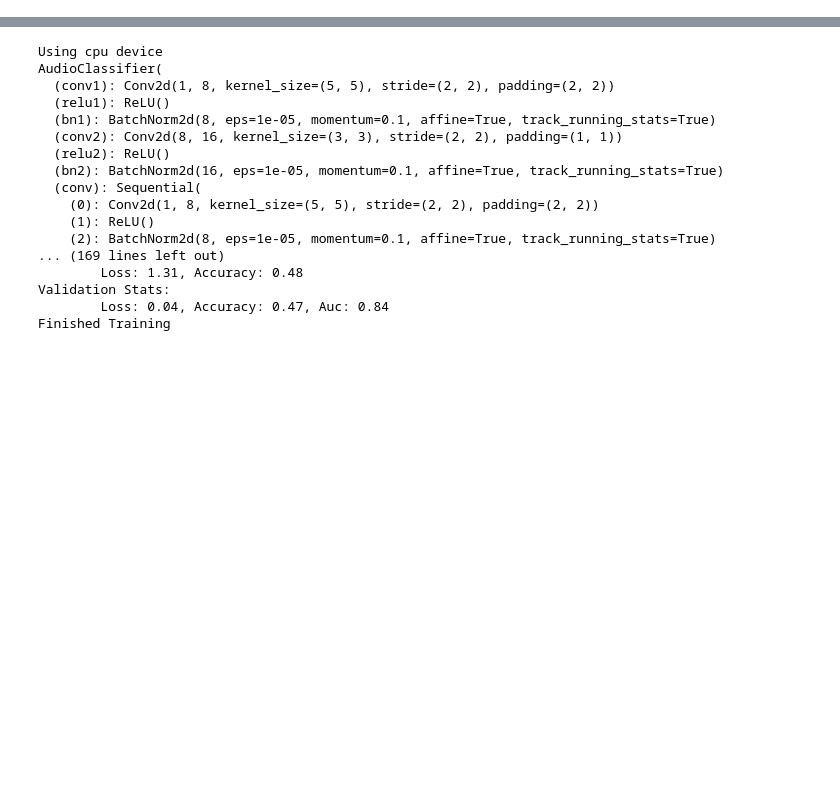
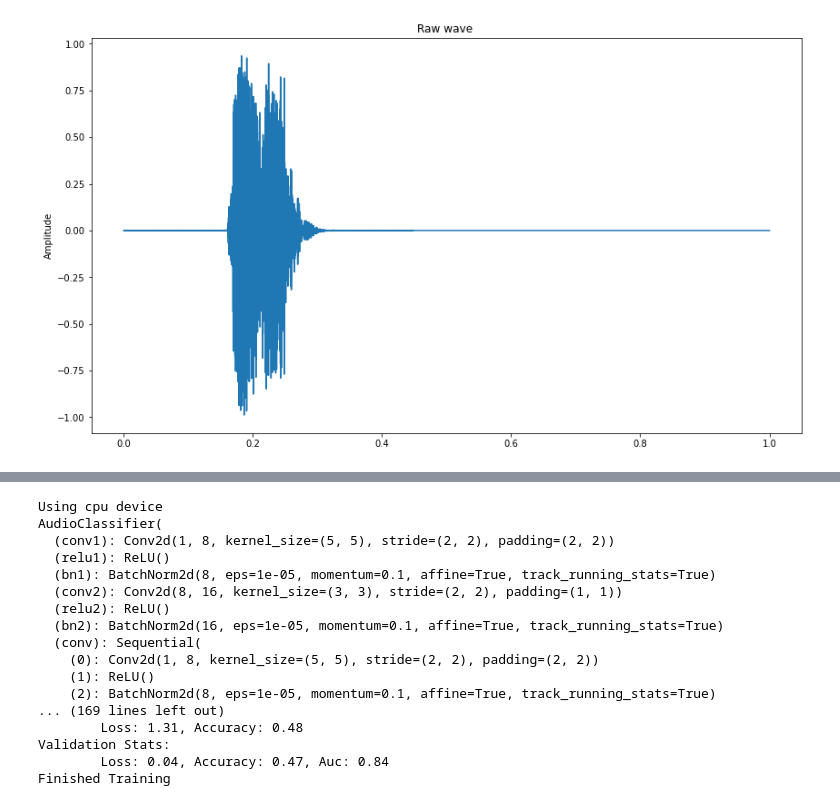
Before and after one commit to kcwanglucky/dog_sound_competition, a Jupyter notebook: notebook.ipynb, the cells around one changed output, grey strips where cells are left out. Saved outputs shown, nothing was run; the diff lists cells and outputs as text; code cells hidden in the pictures; blank space fills up the shorter version.

```diff
--- a/notebook.ipynb
+++ b/notebook.ipynb
@@ -16,9 +18,47 @@ from torch.utils.data import random_split
 from utils import *
 from audio_classifier import *
 from config import path_config
+# %%
+def plot_time_series(data):
+    fig = plt.figure(figsize=(14, 8))
+    plt.title('Raw wave ')
+    plt.ylabel('Amplitude')
+    plt.plot(np.linspace(0, 1, len(data)), data)
+    plt.show()
+
+def add_white_noise(waveform, sample_rate, noise_factor):
+    waveform = waveform + noise_factor * np.random.normal(0, 1, len(waveform))
+    return waveform, sample_rate
+
+def time_shift(waveform, sample_rate, shift_limit):
+    sig_len = len(waveform)
+
+    shift_amt = int(np.random.rand() * shift_limit * sig_len)
+    return np.roll(waveform, shift_amt), sample_rate
+
+def time_stretch(waveform, sample_rate):
+    input_length = len(waveform)
+
+    streching = waveform.copy()
+    stretch_factor = np.random.uniform(0.8, 1.2)
+    streching = librosa.effects.time_stretch(streching.astype('float'), stretch_factor)
+
+    if len(streching) > input_length:
+        streching = streching[:input_length]
+    else:
+        streching = np.pad(streching, (0, max(0, input_length - len(streching))), "constant")
+
+    return streching, sample_rate
 # %%
 train_audio_path = path_config["train_audio_path"]
 metadata = pd.read_csv("./train/meta_train.csv")
 
 x_summary = explore_x(train_audio_path)
 y_summary = explore_y(metadata, False)
+# %%
+wf, sr = librosa.load("train/train/train_00041.wav", sr=None)
+# %%
+plot_time_series(wf)
+display(Audio(wf, rate=sr))
+# %% [output]
+[figure, added]
```
Also changed, not shown: parts of 16 cells of this notebook, 7 other files.
